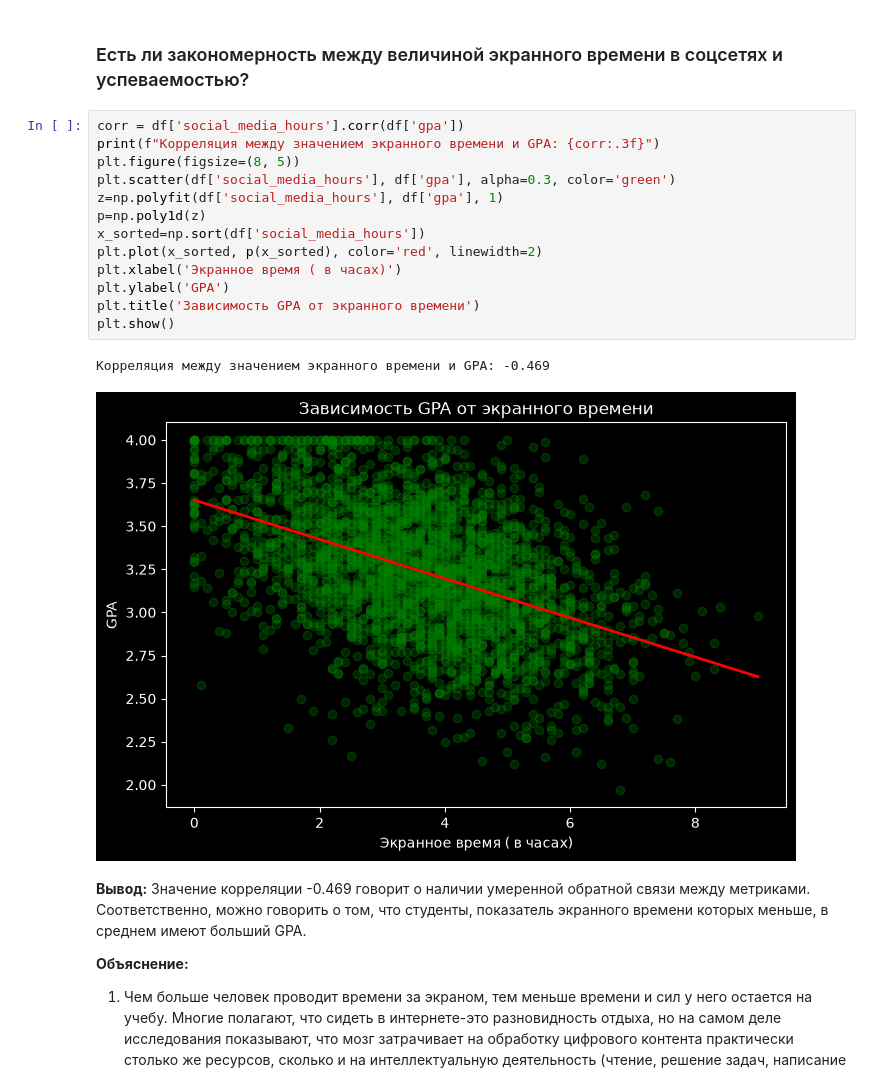
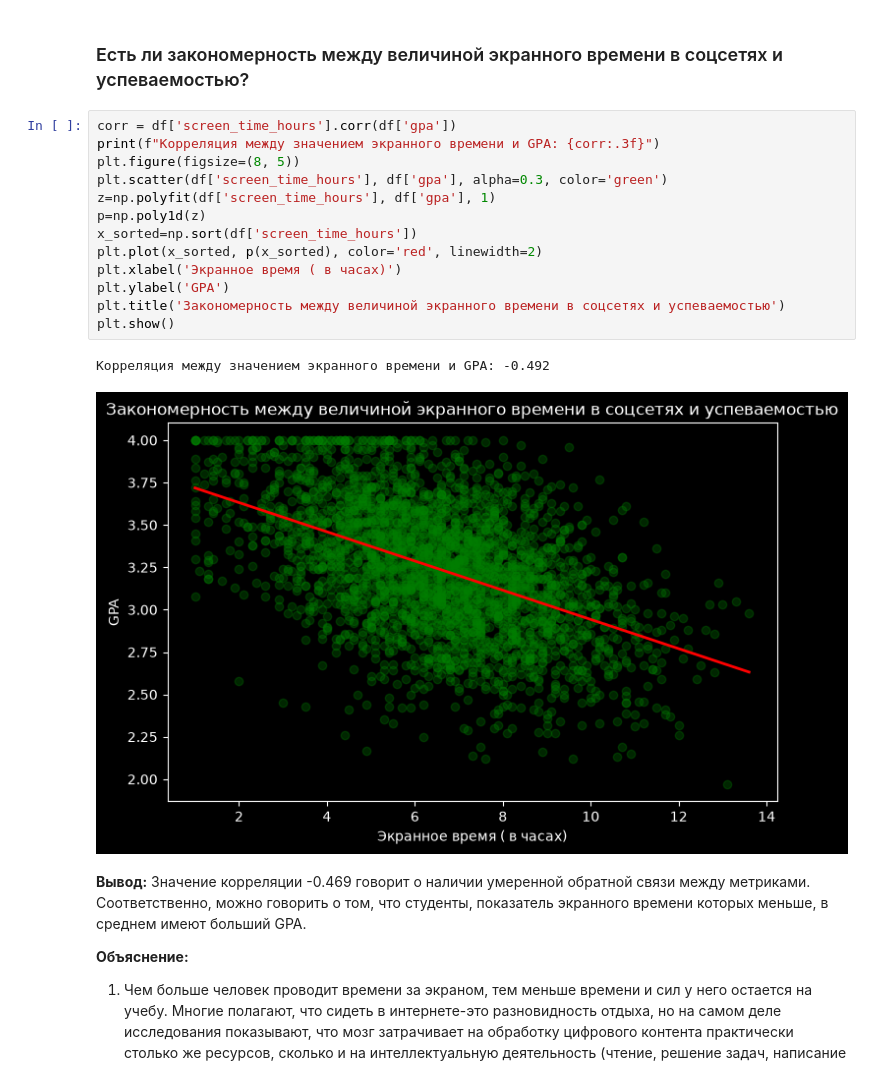
Before and after one commit to zemfira123/impact-of-screentime-on-students, a Jupyter notebook: analysis.ipynb, the cells around one changed output. Saved outputs shown, nothing was run; the diff lists cells and outputs as text.

```diff
--- a/analysis.ipynb
+++ b/analysis.ipynb
@@ -98,21 +87,21 @@ plt.show()
 # %% [markdown]
 ### Есть ли закономерность между величиной экранного времени в соцсетях и успеваемостью?
 # %%
-corr = df['social_media_hours'].corr(df['gpa'])
+corr = df['screen_time_hours'].corr(df['gpa'])
 print(f"Корреляция между значением экранного времени и GPA: {corr:.3f}")
 plt.figure(figsize=(8, 5))
-plt.scatter(df['social_media_hours'], df['gpa'], alpha=0.3, color='green')
-z=np.polyfit(df['social_media_hours'], df['gpa'], 1)
+plt.scatter(df['screen_time_hours'], df['gpa'], alpha=0.3, color='green')
+z=np.polyfit(df['screen_time_hours'], df['gpa'], 1)
 p=np.poly1d(z)
-x_sorted=np.sort(df['social_media_hours'])
+x_sorted=np.sort(df['screen_time_hours'])
 plt.plot(x_sorted, p(x_sorted), color='red', linewidth=2)
 plt.xlabel('Экранное время ( в часах)')
 plt.ylabel('GPA')
-plt.title('Зависимость GPA от экранного времени')
+plt.title('Закономерность между величиной экранного времени в соцсетях и успеваемостью')
 plt.show()
 # %% [output]
-Корреляция между значением экранного времени и GPA: -0.469
+Корреляция между значением экранного времени и GPA: -0.492
-[figure, old version]
+[figure, new version]
 # %% [markdown]
 **Вывод:**
 Значение корреляции -0.469 говорит о наличии умеренной обратной связи между метриками. Соответственно, можно говорить о том, что студенты, показатель экранного времени которых меньше, в среднем имеют больший GPA.
```
Also changed, not shown: parts of 6 cells of this notebook, 2 other files.
